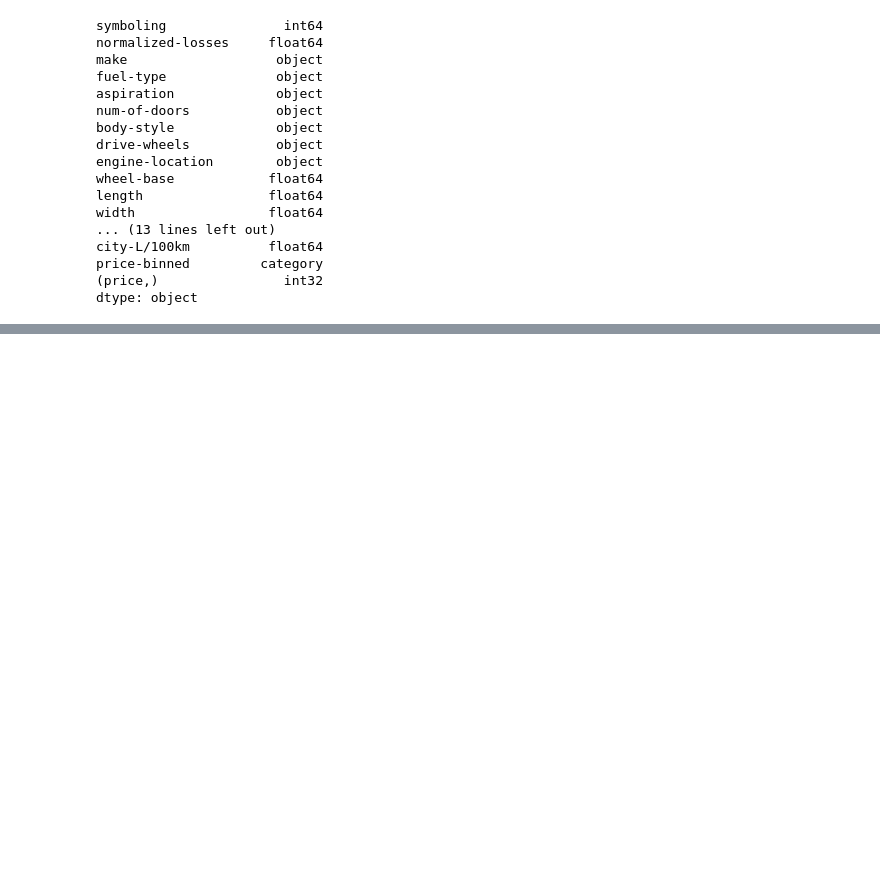
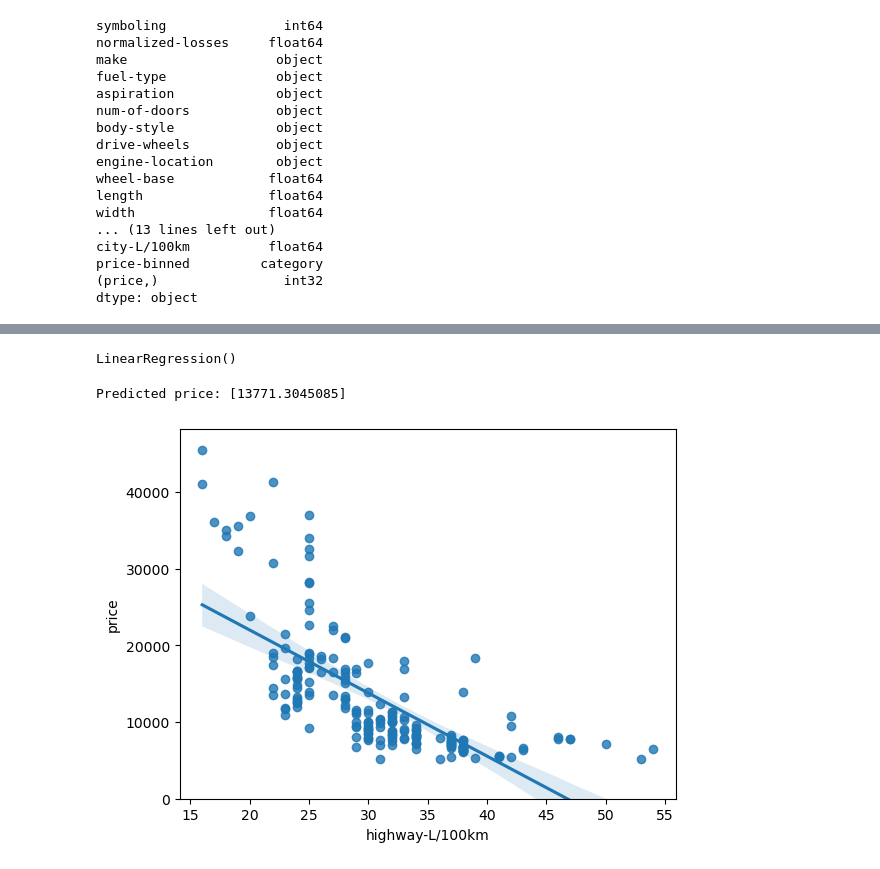
Before and after one commit to otinabrayo/IntroToPandas, a Jupyter notebook: pydata/car.ipynb, the cells around one changed output, grey strips where cells are left out. Cells and saved outputs as stored; diff of their text form; code cells hidden in the pictures; blank space fills up the shorter version.

Commit message:
prediction and decision making

```diff
--- a/pydata/car.ipynb
+++ b/pydata/car.ipynb
@@ -350,0 +360,10 @@ dtype: object
+# %%
+lm.fit(X, y)
+# %% [output]
+LinearRegression()
+# %%
+prediction = lm.predict(np.array([[30.0]]))
+
+print("Predicted price:", prediction)
+# %% [output]
+Predicted price: [13771.3045085]
@@ -350,0 +376,5 @@ dtype: object
+# %%
+sns.regplot(x="highway-L/100km", y="price", data=df)
+plt.ylim(0,);
+# %% [output]
+[figure, added]
```
Also changed, not shown: parts of 18 cells of this notebook, 2 other files.
